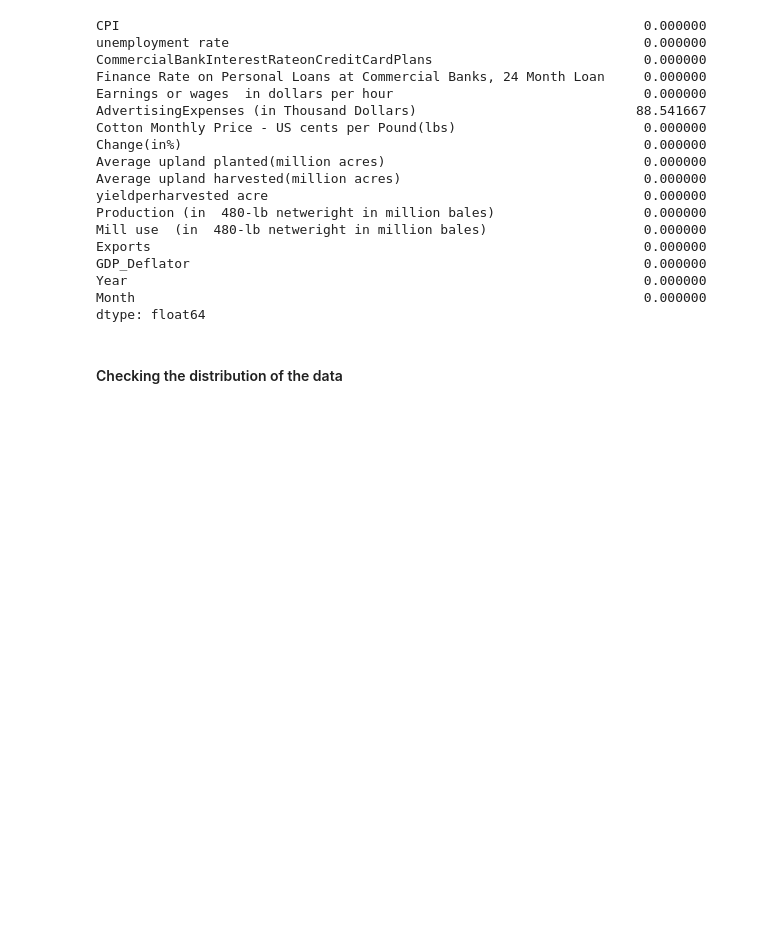
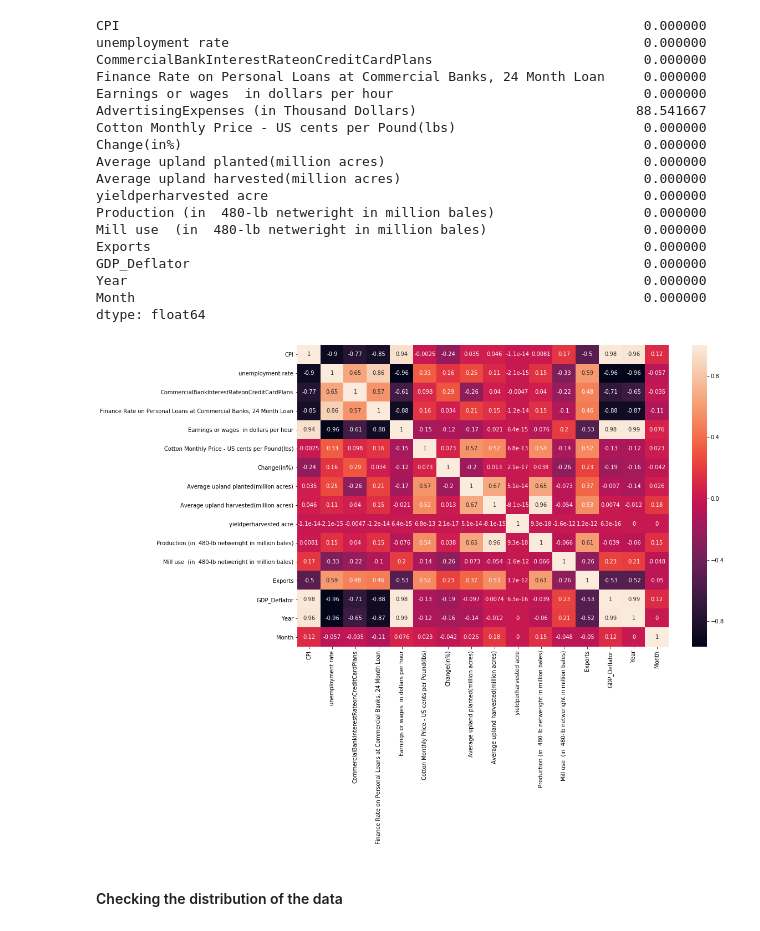
Before and after one commit to annkurillose/Walmart-Sales-Prediction, a Jupyter notebook: Walmart.ipynb, the cells around one changed output. Drawn from its saved outputs; the diff is of its cells as text; code cells hidden in the pictures; blank space fills up the shorter version.

```diff
--- a/Walmart.ipynb
+++ b/Walmart.ipynb
@@ -818,6 +797,15 @@ Month                                                                 0.000000
 dtype: float64
 # %%
 macro=macro.drop('AdvertisingExpenses (in Thousand Dollars)',axis=1)
+# %%
+plt.figure(figsize=(15,10))
+sns.heatmap(macro.corr(),annot=True)
+bottom, top = plt.ylim()  # return the current ylim
+plt.ylim((bottom+0.5, top-0.5))
+plt.show()
+ #There are few columns that are highly correlated to each other, this can be solved using pca..
+# %% [output]
+[figure, added]
 # %% [markdown]
 #### Checking the distribution of the data
 # %%
```
Also changed, not shown: parts of 9 cells of this notebook.
